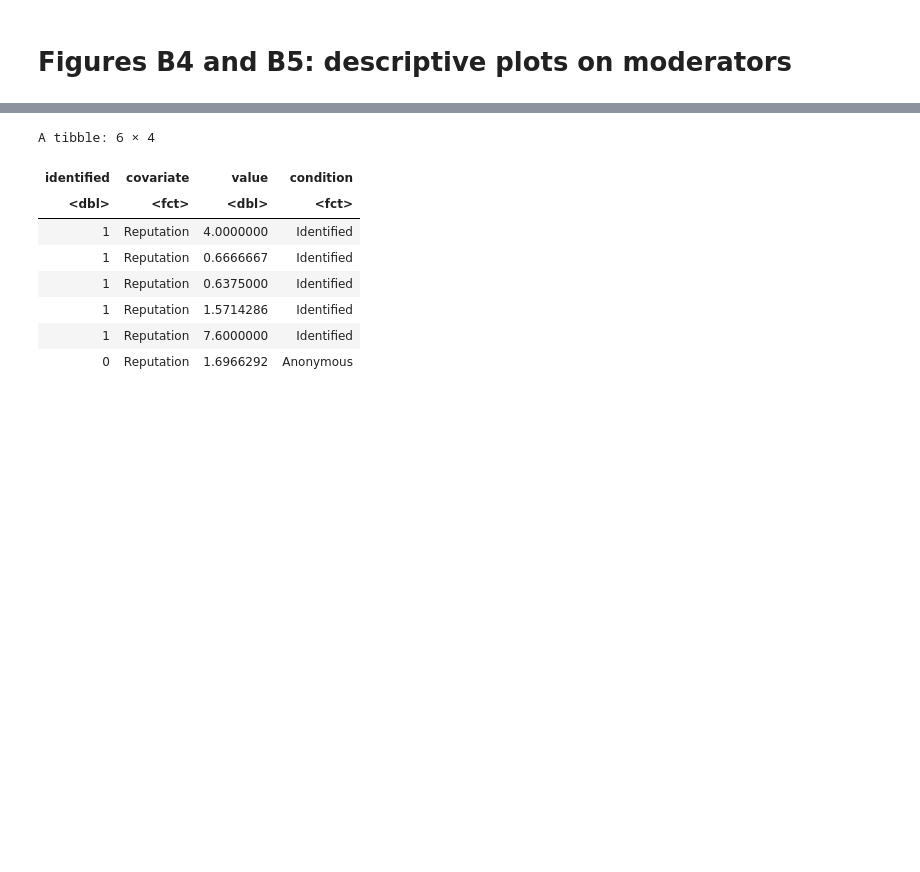
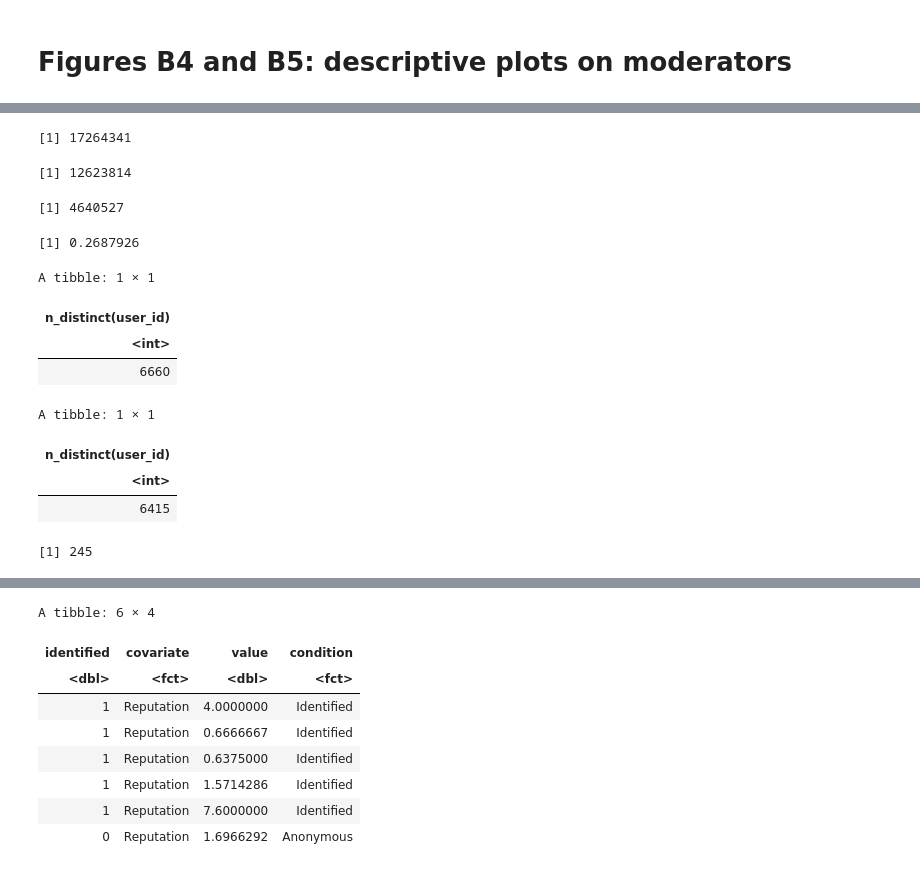
Before and after one commit to seanjtaylor/identify_effects_in_social_media, a Jupyter notebook: notebooks/FiguresB4B5.ipynb, the cells around one changed output, grey strips where cells are left out. Drawn from its saved outputs; the diff is of its cells as text; code cells hidden in the pictures; blank space fills up the shorter version.

```diff
--- a/notebooks/FiguresB4B5.ipynb
+++ b/notebooks/FiguresB4B5.ipynb
@@ -23,0 +24,22 @@ The following objects are masked from ‘package:base’:
+# %%
+df %>% nrow
+df_clean %>% nrow
+17264341 - 12623814
+(17264341 - 12623814) / 17264341
+df %>% summarise(n_distinct(user_id))
+df_clean %>% summarise(n_distinct(user_id))
+6660 - 6415
+# %% [output]
+[1] 17264341
+[1] 12623814
+[1] 4640527
+[1] 0.2687926
+A tibble: 1 × 1
+| n_distinct(user_id) |
+| <int> |
+| 6660 |
+A tibble: 1 × 1
+| n_distinct(user_id) |
+| <int> |
+| 6415 |
+[1] 245
```
Also changed, not shown: parts of 8 cells of this notebook, 4 other files.
